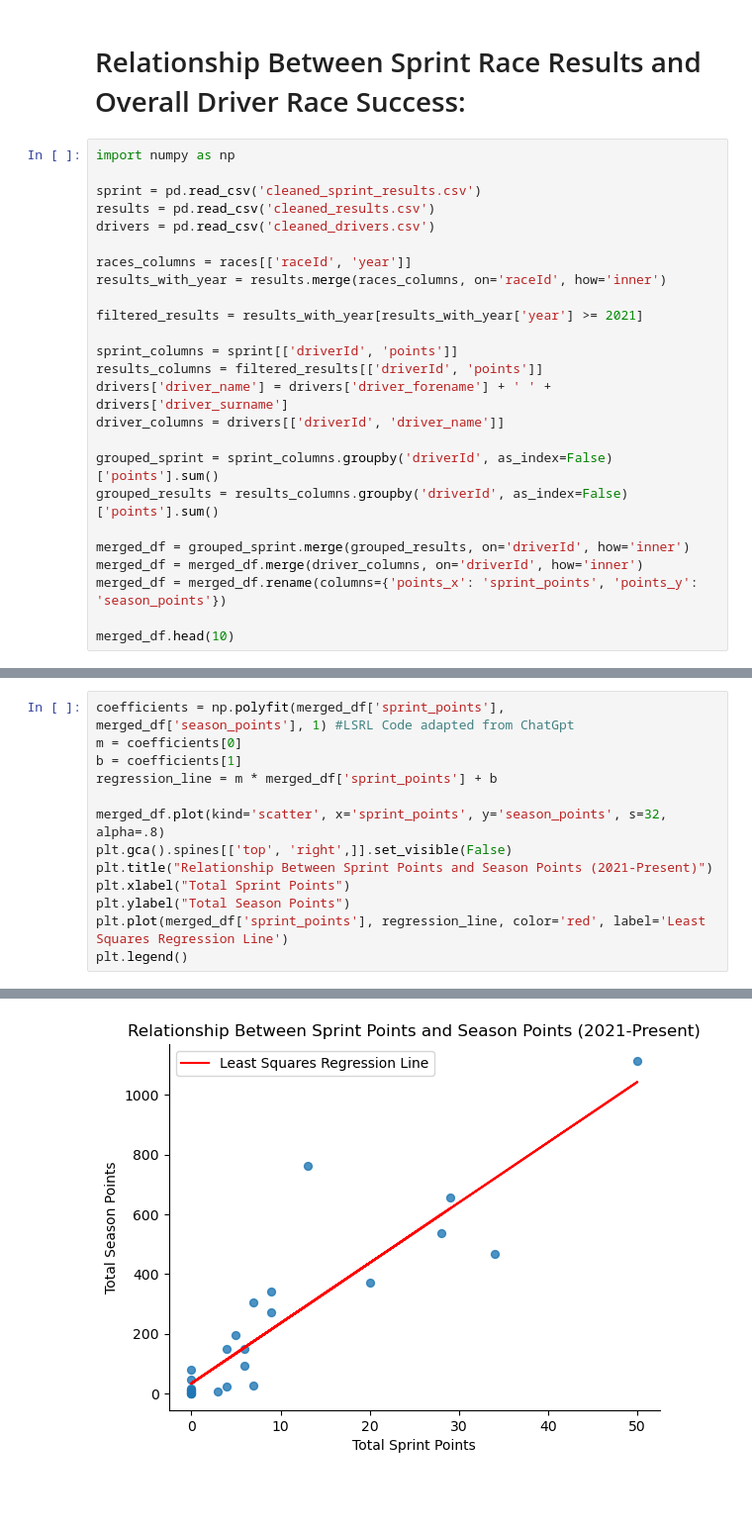
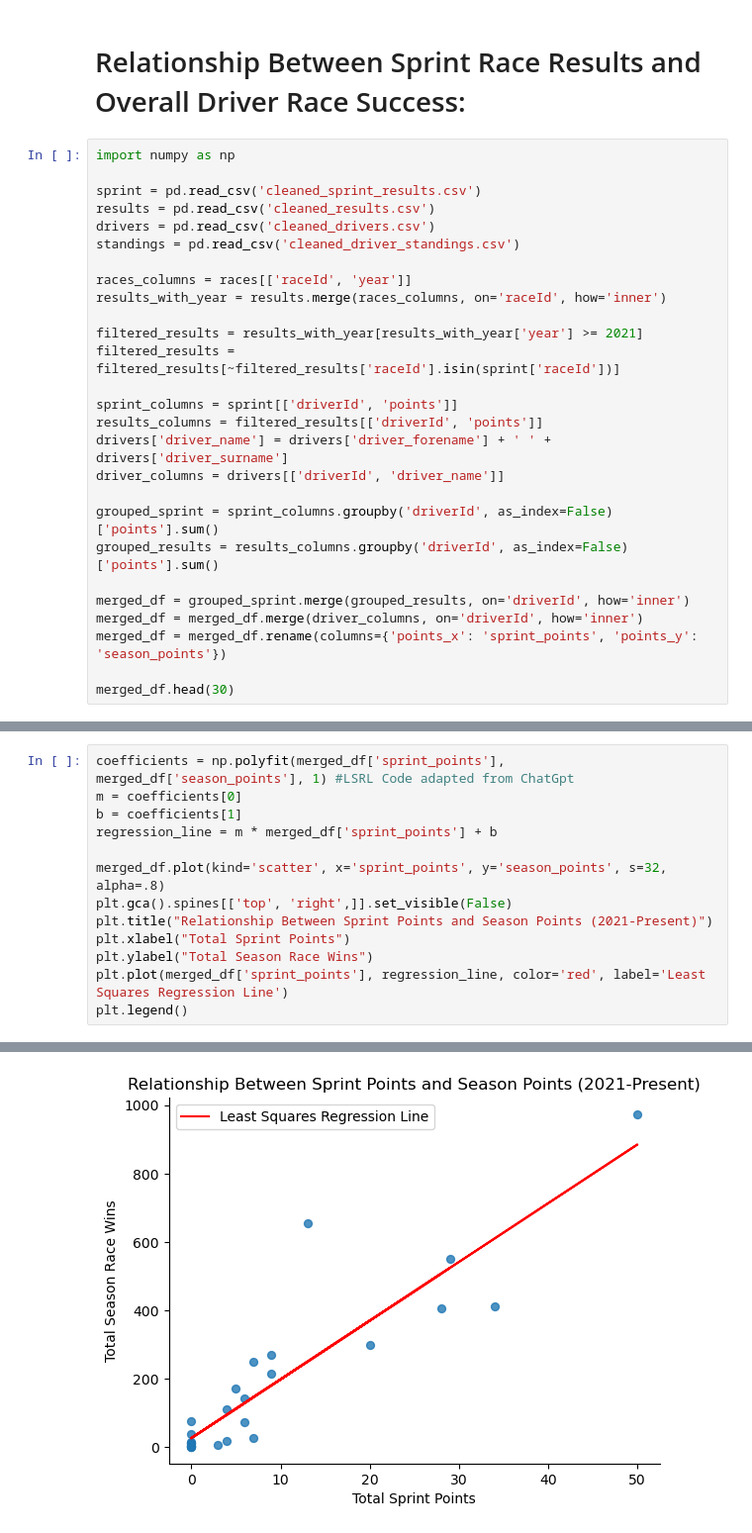
Before and after one commit to colegarcodes/ORIE3120-Group-Project, a Jupyter notebook: milestone1_sidhya.ipynb, the cells around one changed output, grey strips where cells are left out. Shown: that part at 99% size. Drawn from its saved outputs; the diff is of its cells as text; blank space fills up the shorter version.

```diff
--- a/milestone1_sidhya.ipynb
+++ b/milestone1_sidhya.ipynb
@@ -46,11 +46,13 @@ import numpy as np
 sprint = pd.read_csv('cleaned_sprint_results.csv')
 results = pd.read_csv('cleaned_results.csv')
 drivers = pd.read_csv('cleaned_drivers.csv')
+standings = pd.read_csv('cleaned_driver_standings.csv')
 
 races_columns = races[['raceId', 'year']]
 results_with_year = results.merge(races_columns, on='raceId', how='inner')
 
 filtered_results = results_with_year[results_with_year['year'] >= 2021]
+filtered_results = filtered_results[~filtered_results['raceId'].isin(sprint['raceId'])]
 
 sprint_columns = sprint[['driverId', 'points']]
 results_columns = filtered_results[['driverId', 'points']]
@@ -64,6 +66,6 @@ merged_df = grouped_sprint.merge(grouped_results, on='driverId', how='inner')
 merged_df = merged_df.merge(driver_columns, on='driverId', how='inner')
 merged_df = merged_df.rename(columns={'points_x': 'sprint_points', 'points_y': 'season_points'})
 
-merged_df.head(10)
+merged_df.head(30)
 # %% [output]
 |  | driverId | sprint_points | season_points | driver_name |
@@ -80,16 +88,16 @@ merged_df.head(10)
 # %%
 coefficients = np.polyfit(merged_df['sprint_points'], merged_df['season_points'], 1) #LSRL Code adapted from ChatGpt
 m = coefficients[0]
 b = coefficients[1]
 regression_line = m * merged_df['sprint_points'] + b
 
 merged_df.plot(kind='scatter', x='sprint_points', y='season_points', s=32, alpha=.8)
 plt.gca().spines[['top', 'right',]].set_visible(False)
 plt.title("Relationship Between Sprint Points and Season Points (2021-Present)")
 plt.xlabel("Total Sprint Points")
-plt.ylabel("Total Season Points")
+plt.ylabel("Total Season Race Wins")
 plt.plot(merged_df['sprint_points'], regression_line, color='red', label='Least Squares Regression Line')
 plt.legend()
 # %% [output]
 <matplotlib.legend.Legend at 0x...>
-[figure, old version]
+[figure, new version]
```
Also changed, not shown: parts of 1 cell of this notebook.
